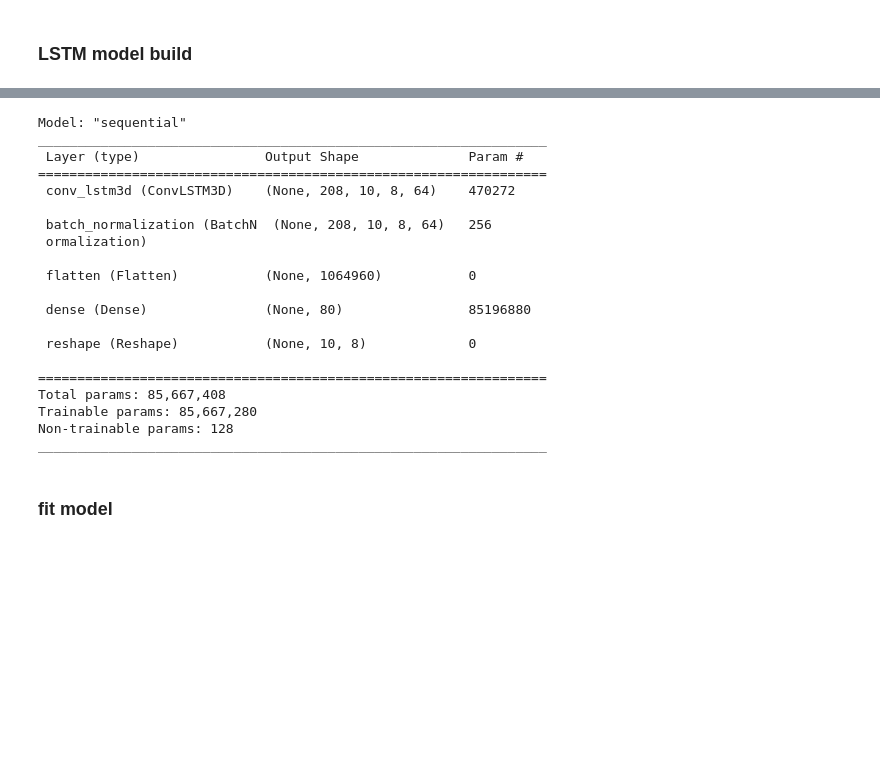
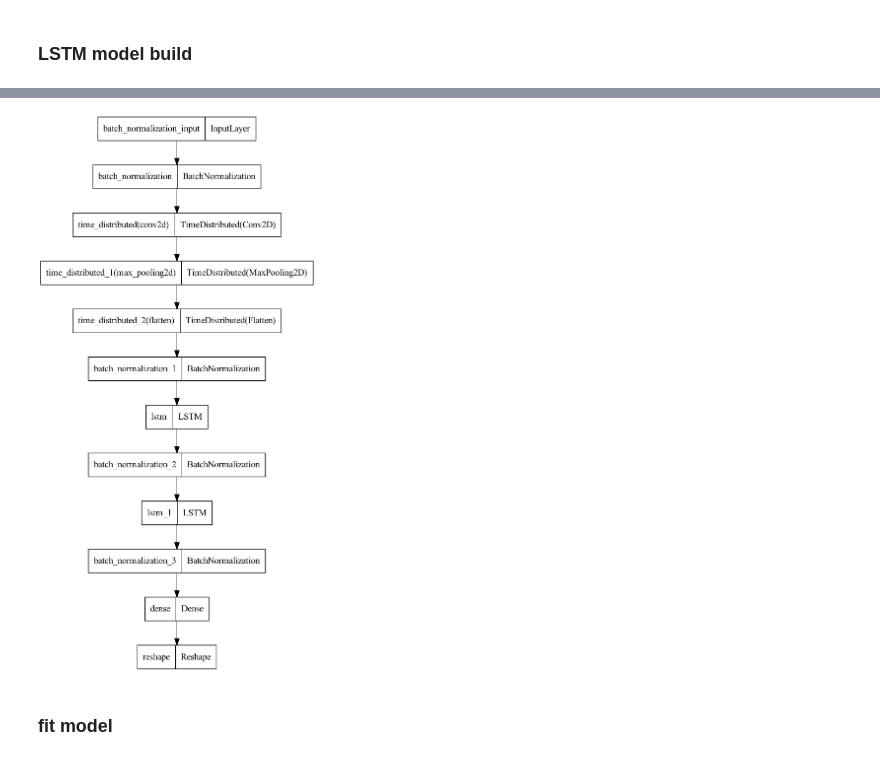
Before and after one commit to TheTrueSquirrel/thesis_spring_2023, a Jupyter notebook: CNN_LSTM.ipynb, the cells around one changed output, grey strips where cells are left out. Saved outputs shown, nothing was run; the diff lists cells and outputs as text; code cells hidden in the pictures; blank space fills up the shorter version.

Commit message:
model updates

```diff
--- a/CNN_LSTM.ipynb
+++ b/CNN_LSTM.ipynb
@@ -190,7 +198,7 @@ model.add(Dense(y_train.shape[1]*y_train.shape[2], activation="sigmoid"))
 model.add(Reshape((y_train.shape[1], y_train.shape[2])))
 
 opt = keras.optimizers.Adam(learning_rate=0.001)
-loss = tf.keras.losses.BinaryCrossentropy()
+loss = tf.keras.losses.BinaryFocalCrossentropy( apply_class_balancing=True, alpha=.7, gamma=1)
 model.compile(optimizer=opt, loss=loss, metrics=[keras.metrics.Precision(), keras.metrics.Recall()])
 
 # Build and display the model summary
@@ -199,64 +225,6 @@ model.summary()
-# %%
-import tensorflow as tf
-from tensorflow.keras.models import Sequential
-from tensorflow.keras.layers import (ConvLSTM2D, Dense, Flatten, Input, TimeDistributed, Dropout,
-                                     RepeatVector, BatchNormalization, Reshape)
-from tensorflow.keras.utils import plot_model
-import pandas as pd
-import numpy as np
-import keras
-from keras.callbacks import EarlyStopping
-from keras import regularizers
-from keras import backend as K
-
-keras.backend.clear_session()
-
-# Assuming X_train.shape is (186, 48, 10, 8, 4)
-# and y_train.shape is (186, 10, 8)
-
-# define model
-model = Sequential()
-
-# Add ConvLSTM2D layer
-model.add(ConvLSTM2D(filters=64, kernel_size=(3, 3), activation='tanh', padding='same',
-                     input_shape=(X_train.shape[1:]), return_sequences=False))
-
-model.add(BatchNormalization())
-
-# Flatten the output
-model.add(Flatten())
-
-# Reshape to match the target shape
-model.add(Dense(y_train.shape[1]*y_train.shape[2], activation="sigmoid"))
-model.add(Reshape((y_train.shape[1], y_train.shape[2])))
-
-opt = keras.optimizers.Adam(learning_rate=0.001)
-loss = tf.keras.losses.BinaryCrossentropy()
-model.compile(optimizer=opt, loss=loss, metrics=[keras.metrics.Precision(), keras.metrics.Recall()])
-
-# Build and display the model summary
-model.build(input_shape=X_train.shape)
-model.summary()
-# %% [output]
-Model: "sequential"
-_________________________________________________________________
- Layer (type)                Output Shape              Param #
-=================================================================
- conv_lstm3d (ConvLSTM3D)    (None, 208, 10, 8, 64)    470272
-
- batch_normalization (BatchN  (None, 208, 10, 8, 64)   256
- ormalization)
-
- flatten (Flatten)           (None, 1064960)           0
-
- dense (Dense)               (None, 80)                85196880
-
- reshape (Reshape)           (None, 10, 8)             0
-
-=================================================================
-Total params: 85,667,408
-Trainable params: 85,667,280
-Non-trainable params: 128
-_________________________________________________________________
+# %%
+plot_model(model, to_file="CNN_LSTM_model.png")
+# %% [output]
+[figure, added]
 # %% [markdown]
 ### fit model
```
Also changed, not shown: parts of 13 cells of this notebook, 8 other files.
